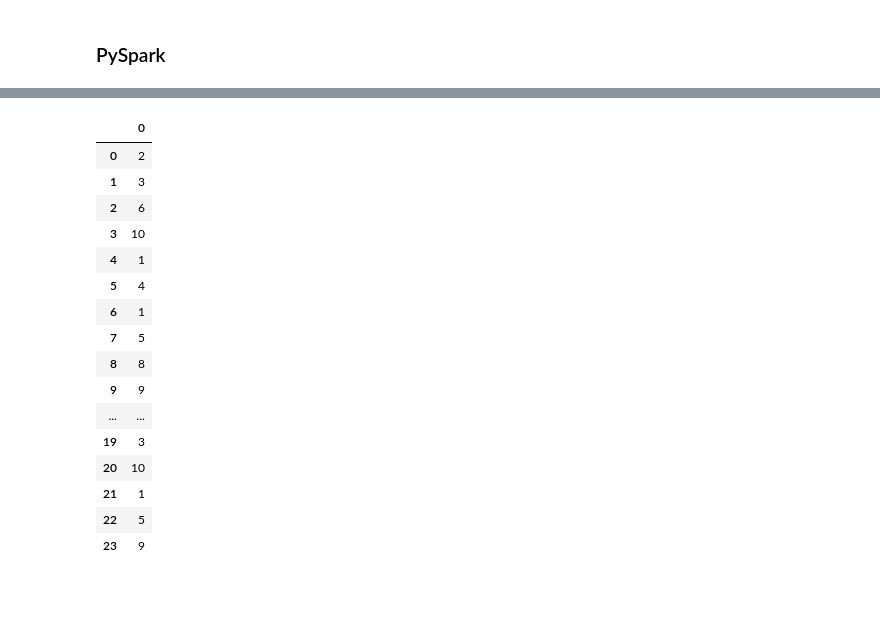
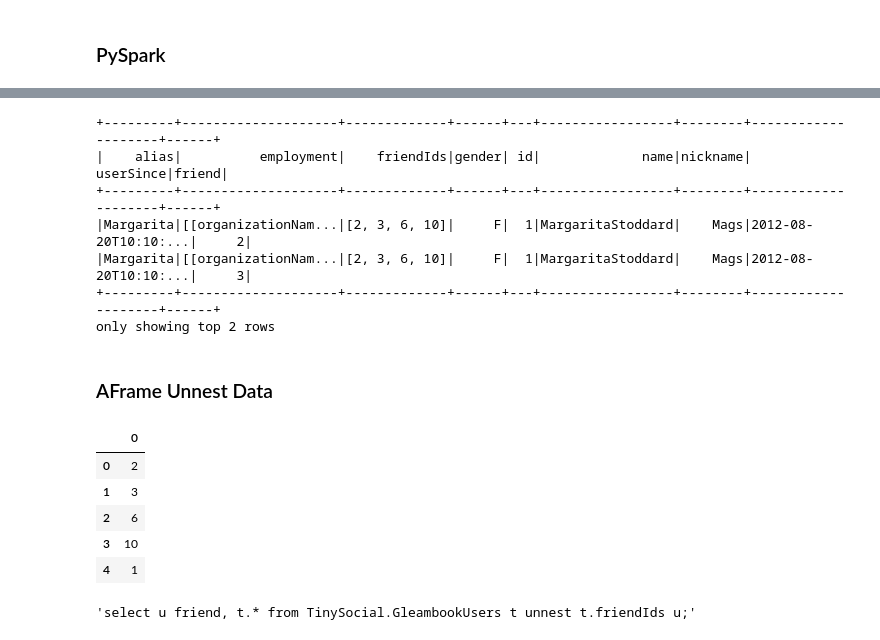
Before and after one commit to psinthong/AFrame, a Jupyter notebook: AFrame-Functions.ipynb, the cells around one changed output, grey strips where cells are left out. Drawn from its saved outputs; the diff is of its cells as text; code cells hidden in the pictures; blank space fills up the shorter version.

```diff
--- a/AFrame-Functions.ipynb
+++ b/AFrame-Functions.ipynb
@@ -179,20 +177,25 @@ pyspark.sql.dataframe.DataFrame
+# %%
+user_spark.withColumn('friend', explode('friendIds')).show(2)
+# %% [output]
++---------+--------------------+-------------+------+---+-----------------+--------+--------------------+------+
+|    alias|          employment|    friendIds|gender| id|             name|nickname|           userSince|friend|
++---------+--------------------+-------------+------+---+-----------------+--------+--------------------+------+
+|Margarita|[[organizationNam...|[2, 3, 6, 10]|     F|  1|MargaritaStoddard|    Mags|2012-08-20T10:10:...|     2|
+|Margarita|[[organizationNam...|[2, 3, 6, 10]|     F|  1|MargaritaStoddard|    Mags|2012-08-20T10:10:...|     3|
++---------+--------------------+-------------+------+---+-----------------+--------+--------------------+------+
+only showing top 2 rows
+# %% [markdown]
+### AFrame Unnest Data
 # %%
-af.AFrame.unnest(user_af['friendIds']).collect()
+user_af.unnest(user_af['friendIds']).head()
 # %% [output]
 |  | 0 |
 | 0 | 2 |
 | 1 | 3 |
 | 2 | 6 |
 | 3 | 10 |
 | 4 | 1 |
-| 5 | 4 |
-| 6 | 1 |
-| 7 | 5 |
-| 8 | 8 |
-| 9 | 9 |
-| ... | ... |
-| 19 | 3 |
-| 20 | 10 |
-| 21 | 1 |
-| 22 | 5 |
-| 23 | 9 |
+# %%
+user_af.unnest(user_af['friendIds'], appended=True, name='friend').query
+# %% [output]
+'select u friend, t.* from TinySocial.GleambookUsers t unnest t.friendIds u;'
```
Also changed, not shown: parts of 17 cells of this notebook, 2 other files.
